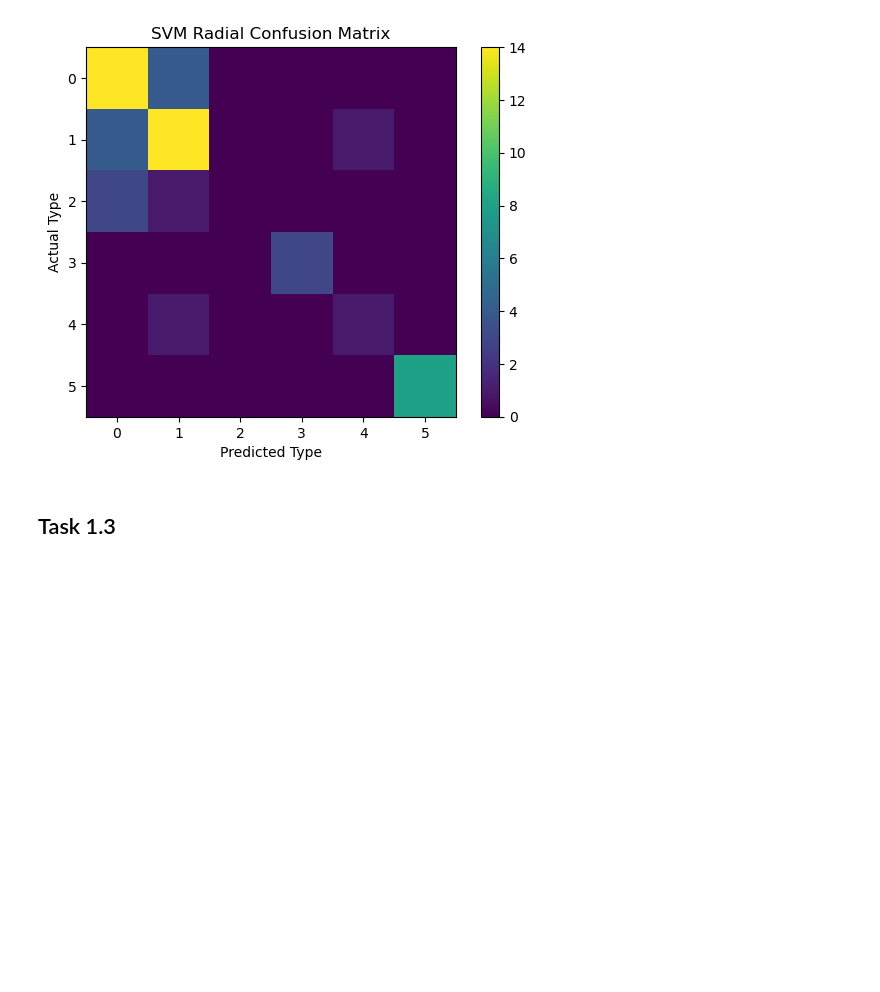
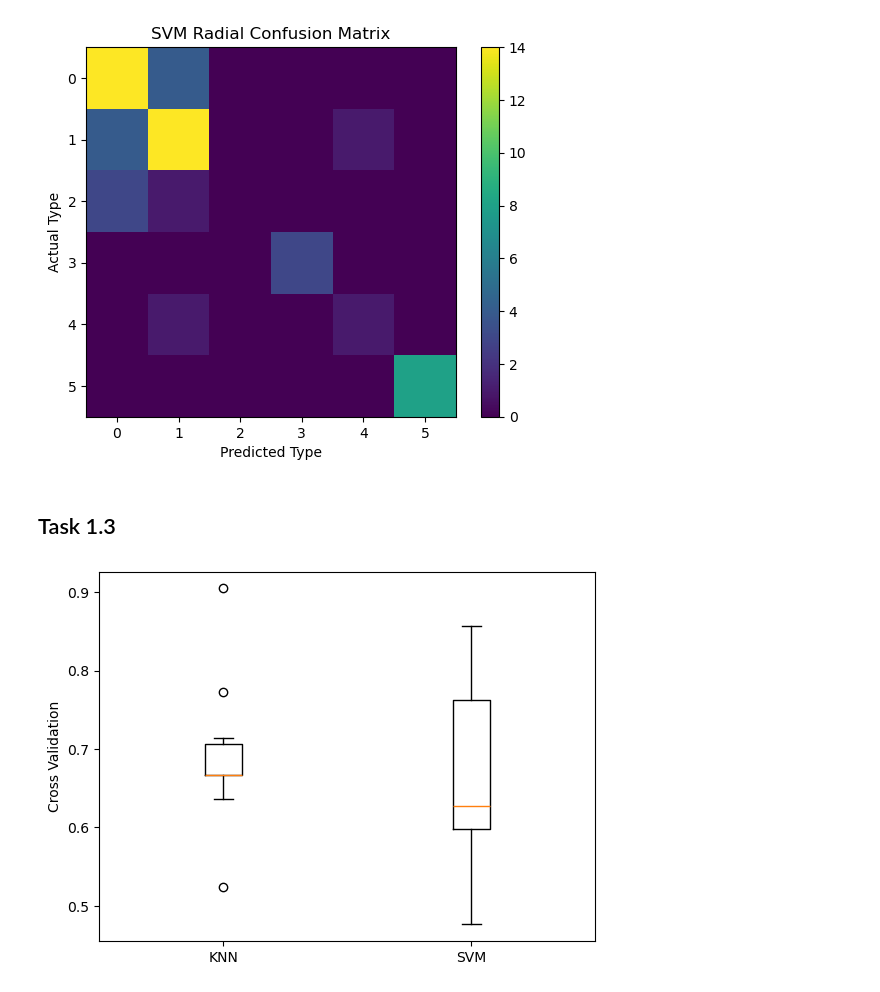
Before and after one commit to elizaclay/Machine-Learning-Optimisation, a Jupyter notebook: COMP2002_Report.ipynb, the cells around one changed output. Saved outputs shown, nothing was run; the diff lists cells and outputs as text; code cells hidden in the pictures; blank space fills up the shorter version.

Commit message:
Task 1.3 Cross Validation for both KNN and SVM models with box plot of results

```diff
--- a/COMP2002_Report.ipynb
+++ b/COMP2002_Report.ipynb
@@ -203,3 +205,24 @@ Best scoring K value: 3 with a test accuracy of 0.796
 [figure]
 # %% [markdown]
 ## Task 1.3
+# %%
+from sklearn.model_selection import KFold, cross_val_score
+
+k_folds = KFold(n_splits=10, shuffle=True, random_state=42)
+
+#cross validate knn with our best_k_value (3)
+knn = KNeighborsClassifier(n_neighbors=best_k_value)
+knn_scores = cross_val_score(knn, inputs, targets, cv=k_folds)
+
+#cross validate svm with our best shape (radial)
+svm = SVC(kernel='rbf')
+svm_scores = cross_val_score(svm, inputs, targets, cv=k_folds)
+
+#box plot for knn and svm accuracy scores
+plt.figure()
+plt.boxplot([ knn_scores,svm_scores])
+plt.xticks( [1 , 2 ] , ["KNN" , "SVM" ])
+plt.ylabel("Cross Validation")
+plt.show()
+# %% [output]
+[figure, added]
```
Also changed, not shown: parts of 2 cells of this notebook.
